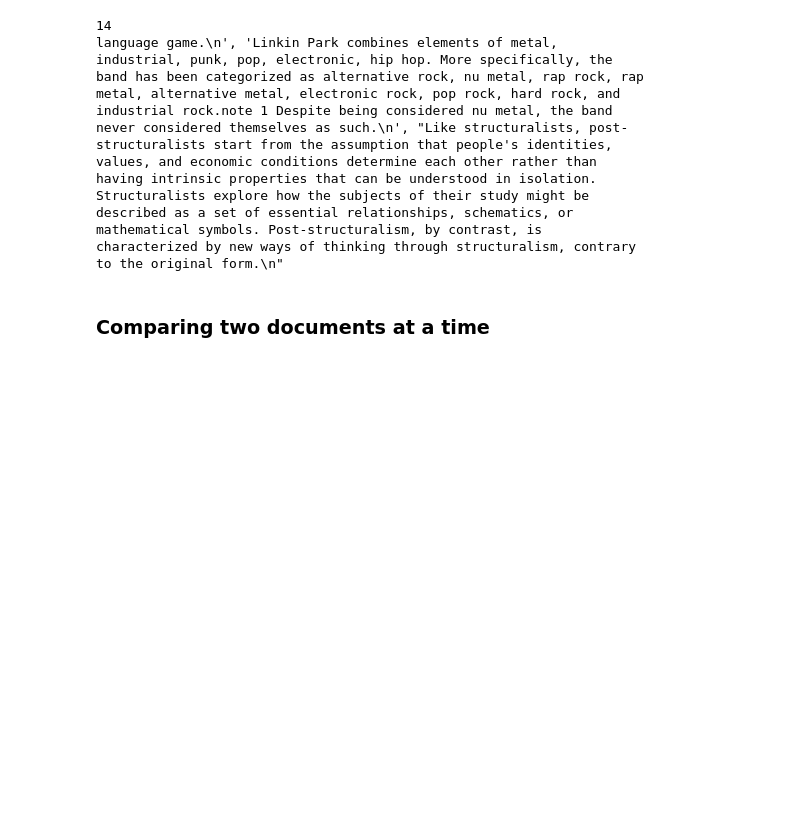
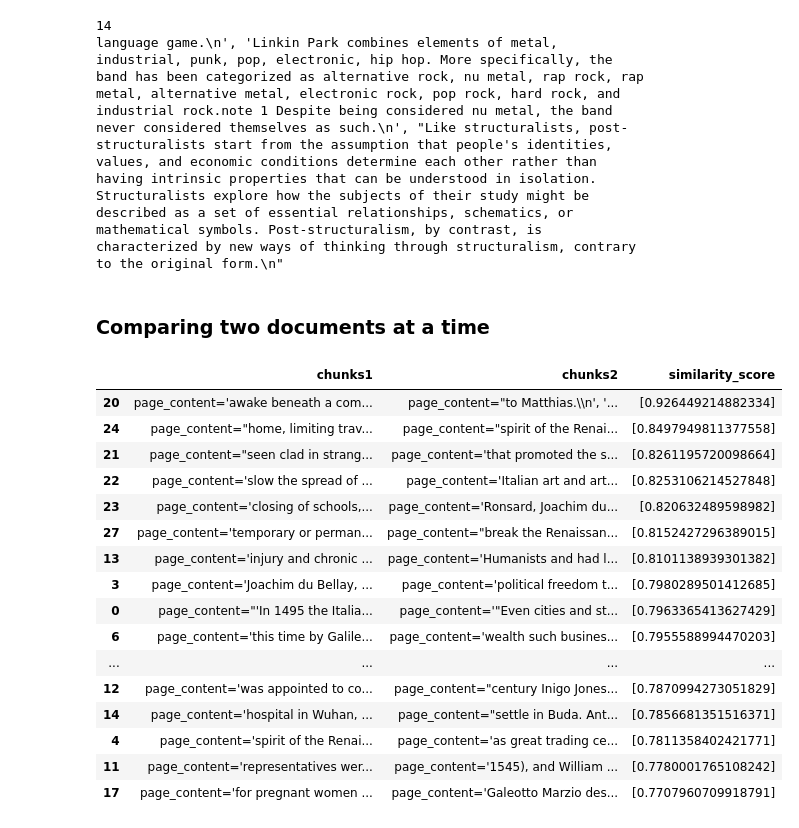
Before and after one commit to yantralogics/RAG_with_metadata, a Jupyter notebook: notebooks/find_duplicate_chunks.ipynb, the cells around one changed output. Saved outputs shown, nothing was run; the diff lists cells and outputs as text; code cells hidden in the pictures; blank space fills up the shorter version.

Commit message:
Compare two documents

```diff
--- a/notebooks/find_duplicate_chunks.ipynb
+++ b/notebooks/find_duplicate_chunks.ipynb
@@ -287,3 +287,59 @@ characterized by new ways of thinking through structuralism, contrary
 to the original form.\n"
 # %% [markdown]
 ### Comparing two documents at a time
+# %%
+## We will write a function which takes in two file names, embeds the text in the files and returns the similarity score between the two files
+from sklearn.metrics.pairwise import cosine_similarity
+import numpy as np
+with open('data_docs/document_3.txt', 'r') as file:
+    text1 = file.read()
+with open('data_docs/document_39.txt', 'r') as file:
+    text2 = file.read()
+
+## chunk it up
+
+text_splitter = RecursiveCharacterTextSplitter(
+    separators=["\n\n","\n"," ","","."],
+    chunk_size = 150,
+    chunk_overlap= 30,
+    length_function = len
+)
+
+chunks1 = text_splitter.create_documents(text_splitter.split_text(text1))
+chunks2 = text_splitter.create_documents(text_splitter.split_text(text2))
+
+## we need to embed the text in the chunks
+vec1 = embedding.embed_documents([chunk.page_content for chunk in chunks1])
+vec2 = embedding.embed_documents([chunk.page_content for chunk in chunks2])
+sim_vec = []
+for v1 in vec1:
+    for v2 in vec2:
+        v1 = np.array(v1).reshape(1,-1)
+        v2 = np.array(v2).reshape(1,-1)
+        similarity =cosine_similarity(v1, v2)[0]
+        sim_vec.append(similarity)
+
+
+df = pd.DataFrame([chunks1, chunks2, sim_vec]).T
+df.columns = ['chunks1', 'chunks2', 'similarity_score']
+df2= df.dropna(subset=['chunks1','chunks2'])
+# %%
+df2.sort_values(by='similarity_score', ascending=False).head(20)
+# %% [output]
+|  | chunks1 | chunks2 | similarity_score |
+| 20 | page_content='awake beneath a com... | page_content="to Matthias.\\n', '... | [0.926449214882334] |
+| 24 | page_content="home, limiting trav... | page_content="spirit of the Renai... | [0.8497949811377558] |
+| 21 | page_content="seen clad in strang... | page_content='that promoted the s... | [0.8261195720098664] |
+| 22 | page_content='slow the spread of ... | page_content='Italian art and art... | [0.8253106214527848] |
+| 23 | page_content='closing of schools,... | page_content='Ronsard, Joachim du... | [0.820632489598982] |
+| 27 | page_content='temporary or perman... | page_content="break the Renaissan... | [0.8152427296389015] |
+| 13 | page_content='injury and chronic ... | page_content='Humanists and had l... | [0.8101138939301382] |
+| 3 | page_content='Joachim du Bellay, ... | page_content='political freedom t... | [0.7980289501412685] |
+| 0 | page_content="'In 1495 the Italia... | page_content='"Even cities and st... | [0.7963365413627429] |
+| 6 | page_content='this time by Galile... | page_content='wealth such busines... | [0.7955588994470203] |
+| ... | ... | ... | ... |
+| 12 | page_content='was appointed to co... | page_content="century Inigo Jones... | [0.7870994273051829] |
+| 14 | page_content='hospital in Wuhan, ... | page_content="settle in Buda. Ant... | [0.7856681351516371] |
+| 4 | page_content='spirit of the Renai... | page_content='as great trading ce... | [0.7811358402421771] |
+| 11 | page_content='representatives wer... | page_content='1545), and William ... | [0.7780001765108242] |
+| 17 | page_content='for pregnant women ... | page_content='Galeotto Marzio des... | [0.7707960709918791] |
```
